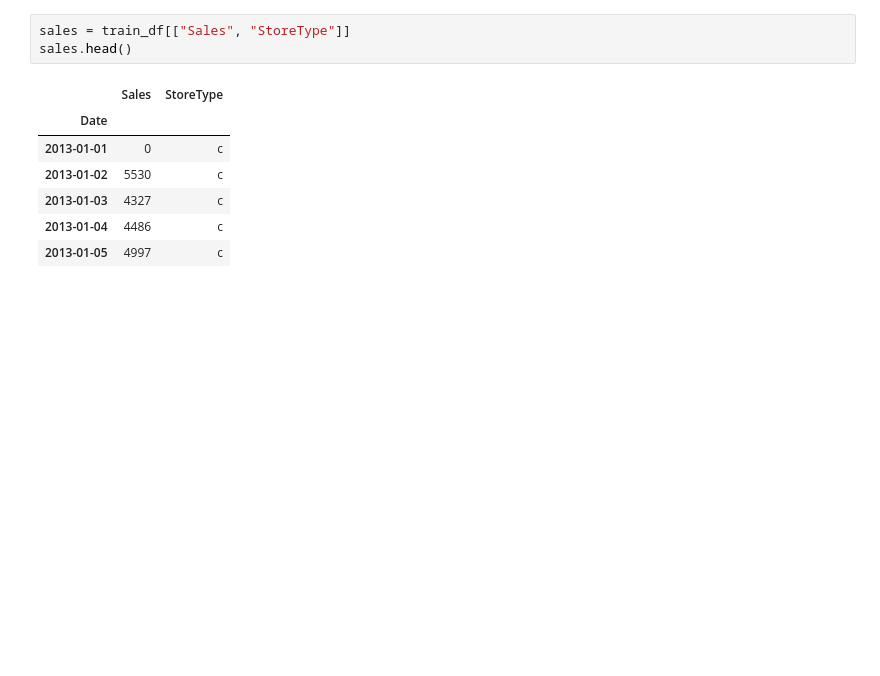
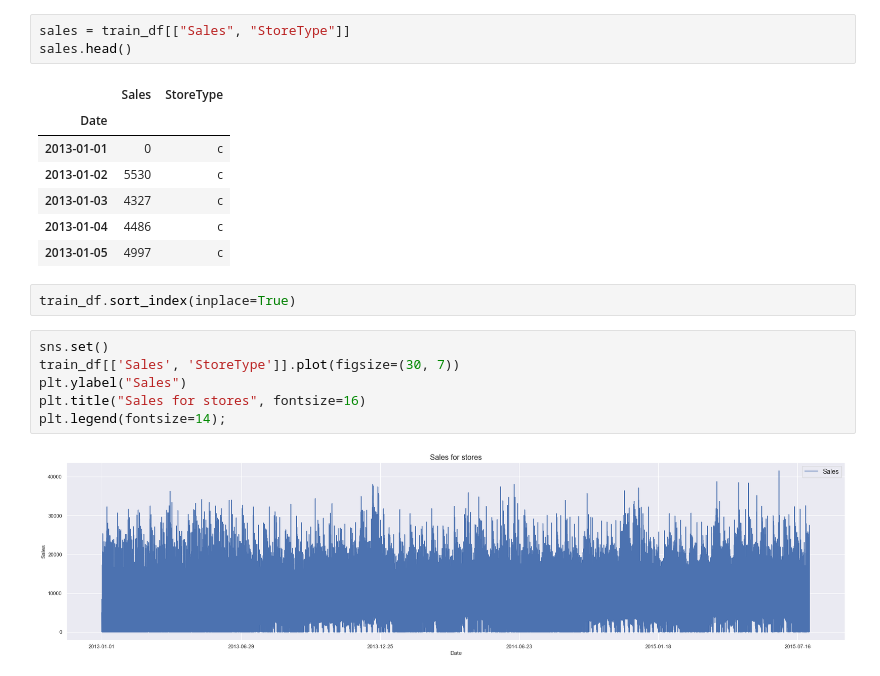
Before and after one commit to yonamg/Pharmaceutical-Sales-Prediction, a Jupyter notebook: notebook/Sales_EDA_process.ipynb, the cells around one changed output. Cells and saved outputs as stored; diff of their text form; blank space fills up the shorter version.

```diff
--- a/notebook/Sales_EDA_process.ipynb
+++ b/notebook/Sales_EDA_process.ipynb
@@ -142,3 +142,13 @@ sales.head()
 | 2013-01-03 | 4327 | c |
 | 2013-01-04 | 4486 | c |
 | 2013-01-05 | 4997 | c |
+# %%
+train_df.sort_index(inplace=True)
+# %%
+sns.set()
+train_df[['Sales', 'StoreType']].plot(figsize=(30, 7))
+plt.ylabel("Sales")
+plt.title("Sales for stores", fontsize=16)
+plt.legend(fontsize=14);
+# %% [output]
+[figure, added]
```
Also changed, not shown: parts of 4 cells of this notebook.
